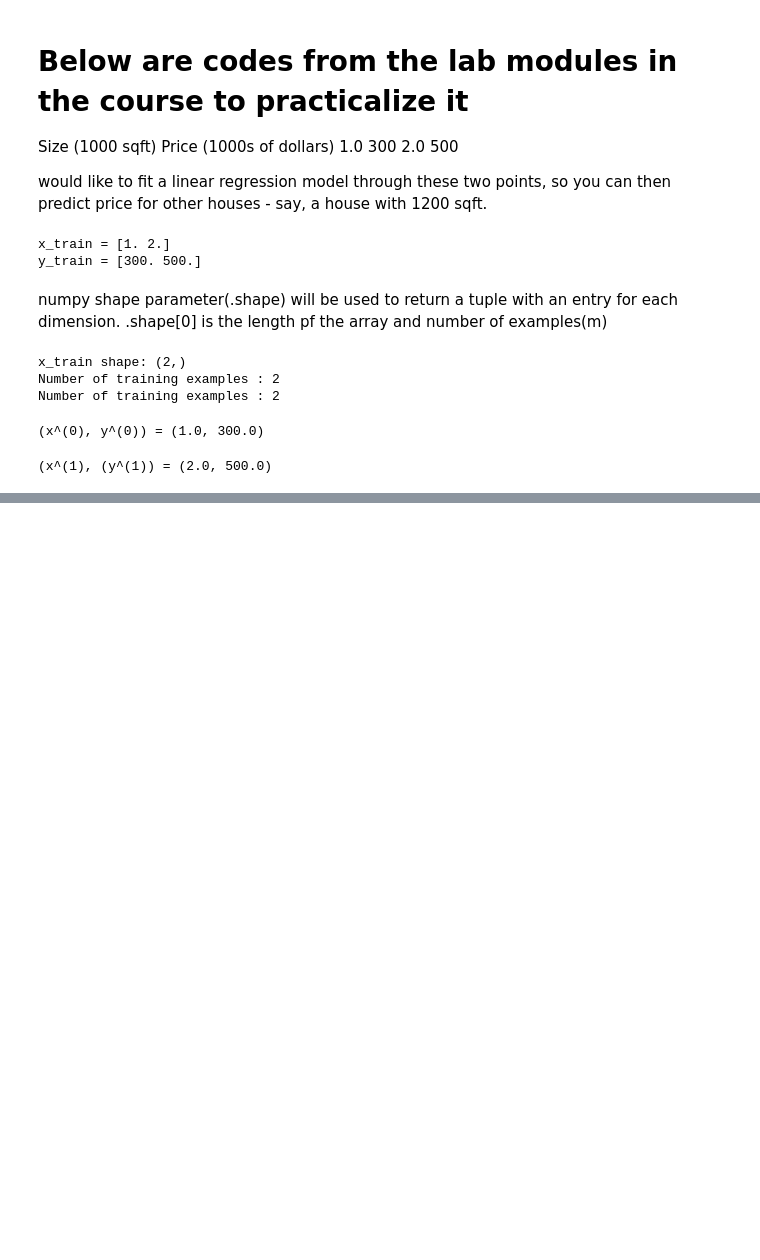
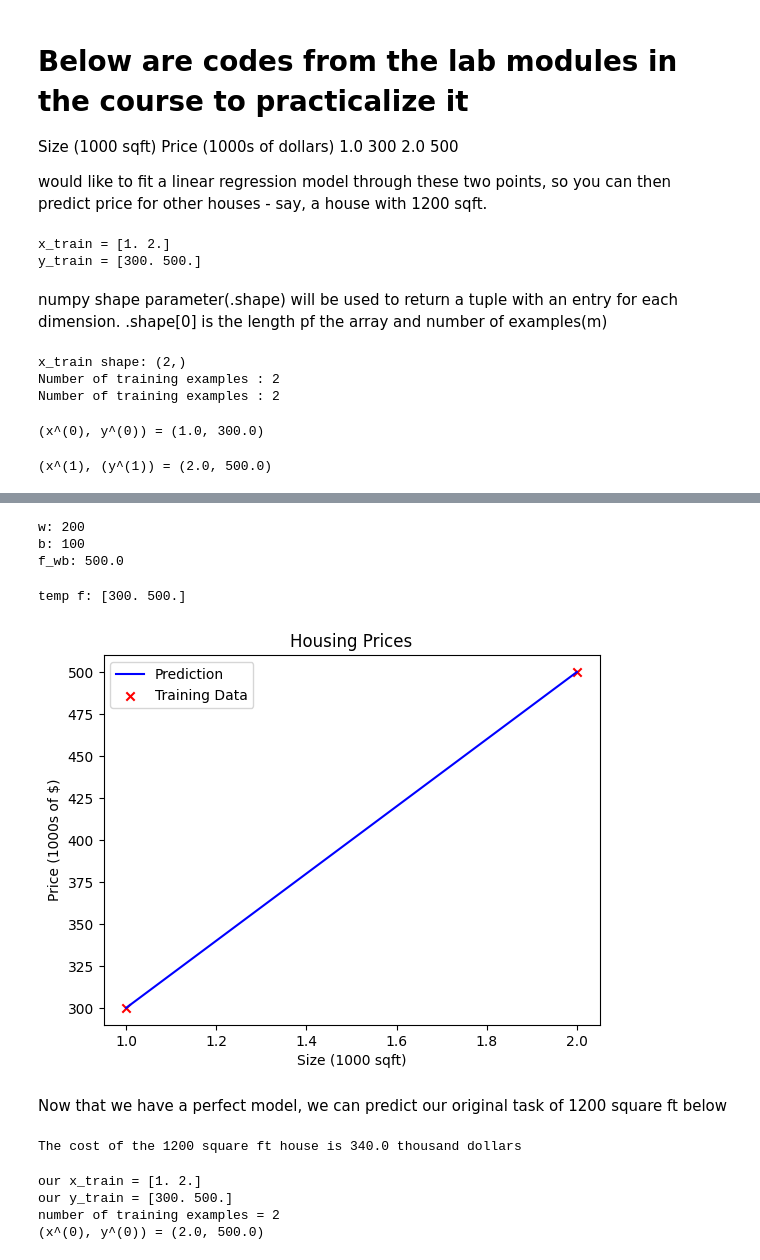
Before and after one commit to derrickyebs/My-Machine-Learning-Journey, a Jupyter notebook: Week1/Notes_1.ipynb, the cells around one changed output, grey strips where cells are left out. Cells and saved outputs as stored; diff of their text form; code cells hidden in the pictures; blank space fills up the shorter version.

Commit message:
updated the full code for the house orediction linear regression problem

```diff
--- a/Week1/Notes_1.ipynb
+++ b/Week1/Notes_1.ipynb
@@ -122,0 +137,66 @@ print (f"(x^(1), (y^(1)) = ({x_i}, {y_i})")
+# %%
+w = 200
+b = 100
+print(f"w: {w}")
+print(f"b: {b}")
+
+f_wb = w * x_i + b
+print(f"f_wb: {f_wb}")
+# %% [output]
+w: 200
+b: 100
+f_wb: 500.0
+# %%
+def compute_model_output (x, w, b):
+    m = x_train.shape[0]
+    f_wb = np.zeros(m)
+    for i in range(m):
+        f_wb[i] = w*x[i] + b
+    return f_wb
+tmp_f_wb = compute_model_output(x_train, w, b)
+print (f"temp f: {tmp_f_wb}")
+# %% [output]
+temp f: [300. 500.]
+# %%
+#PLOTTING MODEL PREDICTION
+plt.plot(x_train, tmp_f_wb, c='b', label='Prediction')
+
+#PLOTTING THE DATA
+plt.scatter(x_train, y_train, marker='x', c ='red', label='Training Data')
+
+plt.title("Housing Prices")
+plt.xlabel("Size (1000 sqft)")
+plt.ylabel("Price (1000s of $)")
+plt.legend()
+plt.show()
+# %% [output]
+[figure, added]
+# %% [markdown]
+Now that we have a perfect model, we can predict our original task of 1200 square ft below
+# %%
+w = 200
+b = 100
+x_train = 1.2
+f_wb = w * x_train + b
+print(f"The cost of the 1200 square ft house is {f_wb} thousand dollars")
+# %% [output]
+The cost of the 1200 square ft house is 340.0 thousand dollars
+# %%
+import numpy as np
+import matplotlib.pyplot as plt
+#plt.style.use('./deeplearning.mplstyle')
+x_train = np.array([1.0, 2.0])
+y_train = np.array([300.0, 500.0])
+print (f"our x_train = {x_train}")
+print (f"our y_train = {y_train}")
+m = x_train.shape[0]
+print (f"number of training examples = {m}")
+i = 1
+x_i = x_train[i]
+y_i = y_train[i]
+print(f"(x^(0), y^(0)) = ({x_i}, {y_i})")
+# %% [output]
+our x_train = [1. 2.]
+our y_train = [300. 500.]
+number of training examples = 2
+(x^(0), y^(0)) = (2.0, 500.0)
```
Also changed, not shown: parts of 5 cells of this notebook.
